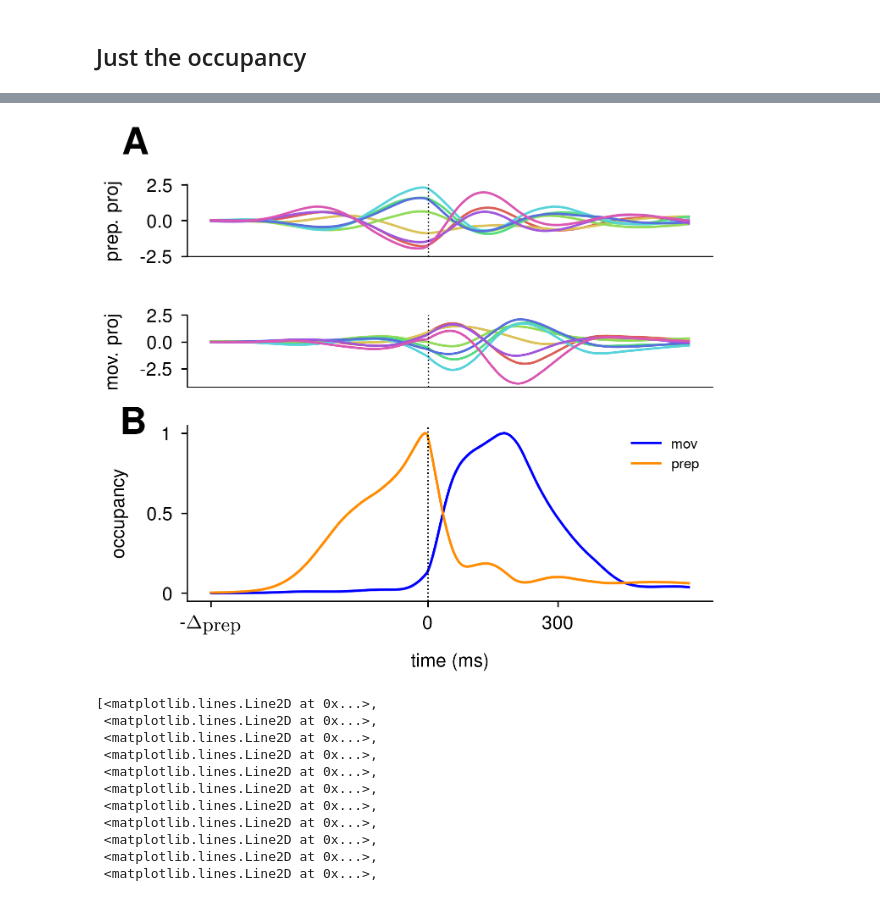
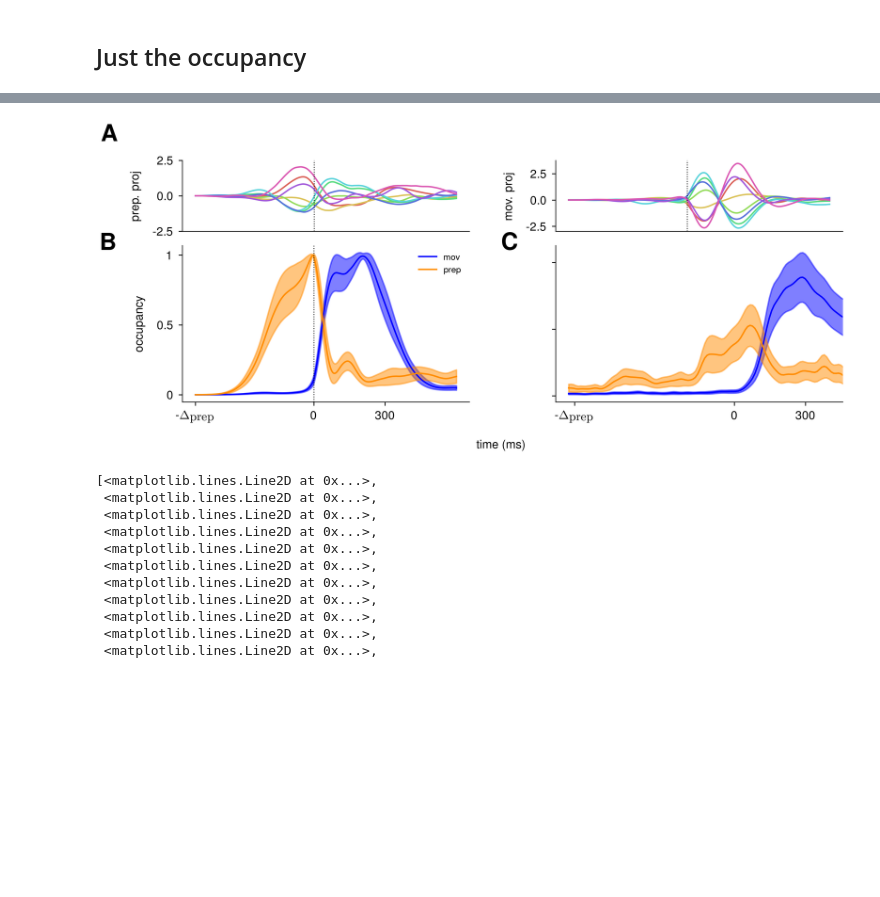
Before and after one commit to marineschimel/why-prep-2, a Jupyter notebook: notebooks/orthogonality.ipynb, the cells around one changed output, grey strips where cells are left out. Drawn from its saved outputs; the diff is of its cells as text; code cells hidden in the pictures; blank space fills up the shorter version.

```diff
--- a/notebooks/orthogonality.ipynb
+++ b/notebooks/orthogonality.ipynb
@@ -320,20 +318,24 @@ import matplotlib.pyplot as plt
 import matplotlib.gridspec as gridspec
 palette = sns.color_palette("hls",8)
 
-dir = "/home/mmcs3/rds/rds-t2-cs156-T7o4pEA8QoU/mmcs3/hyperparams/monkeys_0.05_0.0000002_9.0/ramping_soc/seed_5_mixed"
+dir = "/home/mmcs3/rds/rds-t2-cs156-T7o4pEA8QoU/mmcs3/final_results/ramping_soc/seed_0_mixed"
 n_dim = 6
-#dir = "/home/mmcs3/code/why-prep-2/ctrls"
 def vprep(i):
-    return np.loadtxt(f"/home/mmcs3/rds/rds-t2-cs156-T7o4pEA8QoU/mmcs3/hyperparams/monkeys_0.05_0.0000002_9.0/ramping_soc/seed_{i}_mixed/analysis_{n_dim}/vprep")
+    return np.loadtxt(f"/home/mmcs3/rds/rds-t2-cs156-T7o4pEA8QoU/mmcs3/final_results/ramping_soc/seed_{i}_mixed/analysis_{n_dim}/vprep")
 def vmov(i):
-    return np.loadtxt(f"/home/mmcs3/rds/rds-t2-cs156-T7o4pEA8QoU/mmcs3/hyperparams/monkeys_0.05_0.0000002_9.0/ramping_soc/seed_{i}_mixed/analysis_{n_dim}/vmov")
-n_movs = 1
-vpreps = np.concatenate([vprep(i + 5)[:,None] for i in range(n_movs)], axis=1)
-vmovs = np.concatenate([vmov(i + 5)[:,None] for i in range(n_movs)], axis=1)
-vprep_mean = np.mean(vpreps, axis=1)
-vprep_sem = np.std(vpreps, axis=1)/np.sqrt(n_movs)
-vmov_mean = np.mean(vmovs, axis=1)
-vmov_sem = np.std(vmovs, axis=1)/np.sqrt(n_movs)
+    return np.loadtxt(f"/home/mmcs3/rds/rds-t2-cs156-T7o4pEA8QoU/mmcs3/final_results/ramping_soc/seed_{i}_mixed/analysis_{n_dim}/vmov")
+n_movs = 4
+vpreps = np.concatenate([vprep(i)[:,None] for i in range(n_movs)], axis=1)
+vmovs = np.concatenate([vmov(i )[:,None] for i in range(n_movs)], axis=1)
+# vprep_mean = np.mean(vpreps, axis=1)
+# vprep_sem = np.std(vpreps, axis=1)/np.sqrt(n_movs)
+# vmov_mean = np.mean(vmovs, axis=1)
+# vmov_sem = np.std(vmovs, axis=1)/np.sqrt(n_movs)
+
+vprep_mean = np.loadtxt(f"/home/mmcs3/rds/rds-t2-cs156-T7o4pEA8QoU/mmcs3/final_results/ramping_soc/seed_1_mixed/analysis_{n_dim}/vprep_mean")
+vmov_mean = np.loadtxt(f"/home/mmcs3/rds/rds-t2-cs156-T7o4pEA8QoU/mmcs3/final_results/ramping_soc/seed_1_mixed/analysis_{n_dim}/vmov_mean")
+vprep_sem = np.loadtxt(f"/home/mmcs3/rds/rds-t2-cs156-T7o4pEA8QoU/mmcs3/final_results/ramping_soc/seed_1_mixed/analysis_{n_dim}/vprep_std")
+vmov_sem = np.loadtxt(f"/home/mmcs3/rds/rds-t2-cs156-T7o4pEA8QoU/mmcs3/final_results/ramping_soc/seed_1_mixed/analysis_{n_dim}/vmov_std")
 #pct_var = np.loadtxt(f"{dir}/analysis_{n_dim}/capt_var")
 #pct_var = np.concatenate([pct_var[0,:][None,:], pct_var[1:,:] - pct_var[0:-1,:]],axis=0)
 ## pct_var_own = np.loadtxt(f"{dir}/analysis/pct_var_own")
@@ -352,17 +354,18 @@ def us(t, i = 3):
 
 #soc_alignment =  np.loadtxt(f"{dir}/analysis_{n_dim}/capt_var")[-1,0]
 #baseline_soc =  np.mean(np.loadtxt(f"{dir}/analysis/baseline_alignments"))
-fig = plt.figure(figsize=(4, 3), dpi = 400)
-plt.subplots_adjust(hspace=0.45)
-gs = gridspec.GridSpec(4, 1)
+fig = plt.figure(figsize=(8, 3), dpi = 400)
+plt.subplots_adjust(wspace=0.3)
+gs = gridspec.GridSpec(3, 2)
 #ax12 = plt.subplot(gs[5, 1])
-ax131 = plt.subplot(gs[0])
-ax132 = plt.subplot(gs[1])
-pos132 = ax132.get_position()
-ax132.set_position([pos132.x0, pos132.y0 - 0.052, pos132.width, pos132.height])
-ax14 = plt.subplot(gs[2:])
-pos14 = ax14.get_position()
-ax14.set_position([pos14.x0, pos14.y0 - 0.064, pos14.width, pos14.height])
+ax131 = plt.subplot(gs[0,0])
+ax132 = plt.subplot(gs[0,1])
+#pos132 = ax132.get_position()
+#ax132.set_position([pos132.x0, pos132.y0 - 0.052, pos132.width, pos132.height])
+ax14 = plt.subplot(gs[1:,0])
+ax15 = plt.subplot(gs[1:,1])
+#pos14 = ax14.get_position()
+#ax14.set_position([pos14.x0, pos14.y0 - 0.064, pos14.width, pos14.height])
 
 for i in np.arange(8):
     ax131.plot(proj_prep(i)[:,0], color = palette[i])
@@ -378,20 +381,35 @@ ax132.set_xticks([])
 ax132.set_yticks([-2.5,0.,2.5],[-2.5,0.,2.5], fontsize=fs)
 ax132.set_ylabel("mov. proj")
 current_pos = ax14.get_position()
-ax14.plot(np.linspace(0, np.shape(vmov_mean)[0], np.shape(vmov_mean)[0]), vmov_mean, label = "mov", color="blue")
-ax14.fill_between(np.linspace(0, np.shape(vmov_mean)[0], np.shape(vmov_mean)[0]), vmov_mean - 1.96*vmov_sem, vmov_mean + 1.96*vmov_sem, alpha = 0.5, color="blue")
-ax14.plot(np.linspace(0, np.shape(vmov_mean)[0], np.shape(vmov_mean)[0]), vprep_mean, label = "prep", color="darkorange")
-ax14.fill_between(np.linspace(0, np.shape(vmov_mean)[0], np.shape(vmov_mean)[0]), vprep_mean - 1.96*vprep_sem, vprep_mean + 1.96*vprep_sem, alpha = 0.5, color="darkorange")
-ax14.axvline(x = 250,c = 'k', linestyle = 'dotted', linewidth = 0.6)
+ax14.plot(2*np.linspace(0, np.shape(vmov_mean)[0], np.shape(vmov_mean)[0]), vmov_mean, label = "mov", color="blue")
+ax14.fill_between(2*np.linspace(0, np.shape(vmov_mean)[0], np.shape(vmov_mean)[0]), vmov_mean - 1.96*vmov_sem, vmov_mean + 1.96*vmov_sem, alpha = 0.5, color="blue")
+ax14.plot(2*np.linspace(0, np.shape(vmov_mean)[0], np.shape(vmov_mean)[0]), vprep_mean, label = "prep", color="darkorange")
+ax14.fill_between(2*np.linspace(0, np.shape(vmov_mean)[0], np.shape(vmov_mean)[0]), vprep_mean - 1.96*vprep_sem, vprep_mean + 1.96*vprep_sem, alpha = 0.5, color="darkorange")
+ax14.axvline(x = 500,c = 'k', linestyle = 'dotted', linewidth = 0.6)
 ax14.legend()
 ax14.set_ylabel("occupancy")
-ax14.set_xlabel("time (ms)")
-ax14.set_xticks([0,250,400], ['-$\\Delta_{\\textrm{prep}}$', '0', '300'], fontsize=fs)
+ax14.set_xticks([0,500,800], ['-$\\Delta_{\\textrm{prep}}$', '0', '300'], fontsize=fs)
 ax14.set_yticks([0,0.5,1], [0,0.5,1], fontsize =fs)
-
+#########################################################
+xmin, xmax = ax14.get_xlim()
+mat = np.load("/home/mmcs3/code/why-prep-2/notebooks/laradat.npy", allow_pickle=True)
+vmov_mean = mat[0][0][0]
+vmov_sem = mat[0][0][1]
+vprep_mean = mat[0][0][2]
+vprep_sem = mat[0][0][3]
+print(np.shape(vprep_mean))
+print(vmov_sem.shape, vmov_mean.shape)
+ax15.set_xlim(xmin, xmax)
+ax15.plot(10*np.linspace(0, np.shape(vmov_mean)[0], np.shape(vmov_mean)[0]), vprep_mean, label = "prep", color="blue")
+ax15.fill_between(10*np.linspace(0, np.shape(vmov_mean)[0], np.shape(vmov_mean)[0]), vprep_mean[:,0] - 1.96*vprep_sem[:,0], vprep_mean[:,0] + 1.96*vprep_sem[:,0], alpha = 0.5, color="blue")
+ax15.plot(10*np.linspace(0, np.shape(vmov_mean)[0], np.shape(vmov_mean)[0]), vmov_mean, label = "mov", color="darkorange")
+ax15.fill_between(10*np.linspace(0, np.shape(vmov_mean)[0], np.shape(vmov_mean)[0]), vmov_mean[:,0] - 1.96*vmov_sem[:,0], vmov_mean[:,0] + 1.96*vmov_sem[:,0], alpha = 0.5, color="darkorange")
+ax15.set_xticks([25, 700, 1000], ['-$\\Delta_{\\textrm{prep}}$', '0', '300'], fontsize=fs)
+ax15.set_yticks([0,0.5,1], [], fontsize =fs)
 fig.text(0.03, 0.94, '$\\textbf{A}$', size = 16)
-fig.text(0.03, 0.39, '$\\textbf{B}$', size = 16)
-# fig.text(0.5, 0.94, '$\\textbf{C}$', size = 16)
+fig.text(0.03, 0.6, '$\\textbf{B}$', size = 16)
+fig.text(0.5, 0.6, '$\\textbf{C}$', size = 16)
+fig.text(0.47, -0.02, 'time (ms)', size = 8)
 plt.show()
 fig.savefig("occupancy.pdf", format = "pdf", bbox_inches='tight')
 # %% [output]
@@ -398,4 +418,4 @@ fig.savefig("occupancy.pdf", format = "pdf", bbox_inches='tight')
-[figure, old version]
+[figure, new version]
 # %%
 def hands(i):
     return np.loadtxt(f"{dir}/hands_{i}_0")
```
Also changed, not shown: parts of 2 cells of this notebook, 6 other files.
